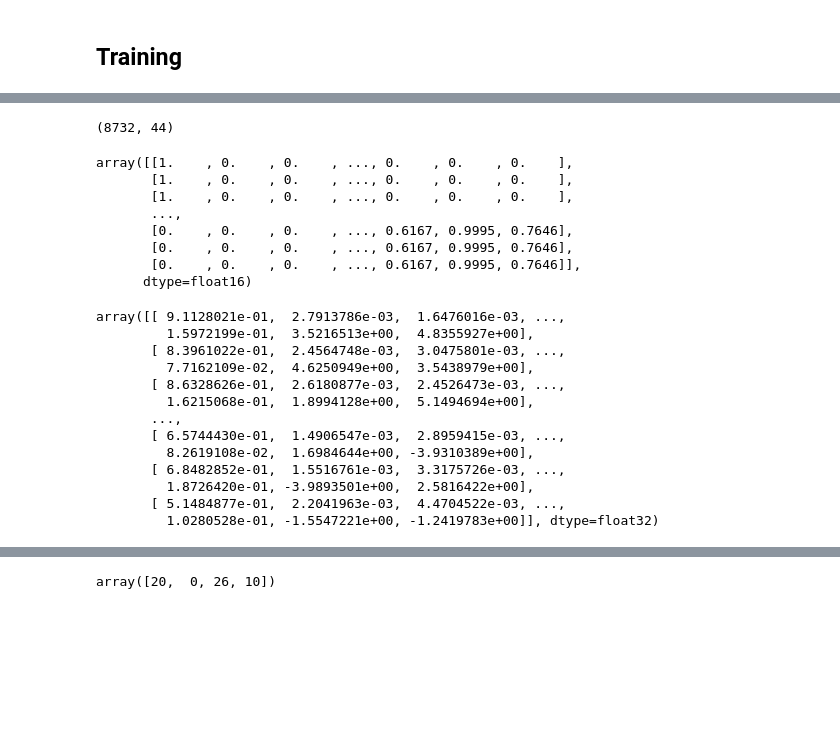
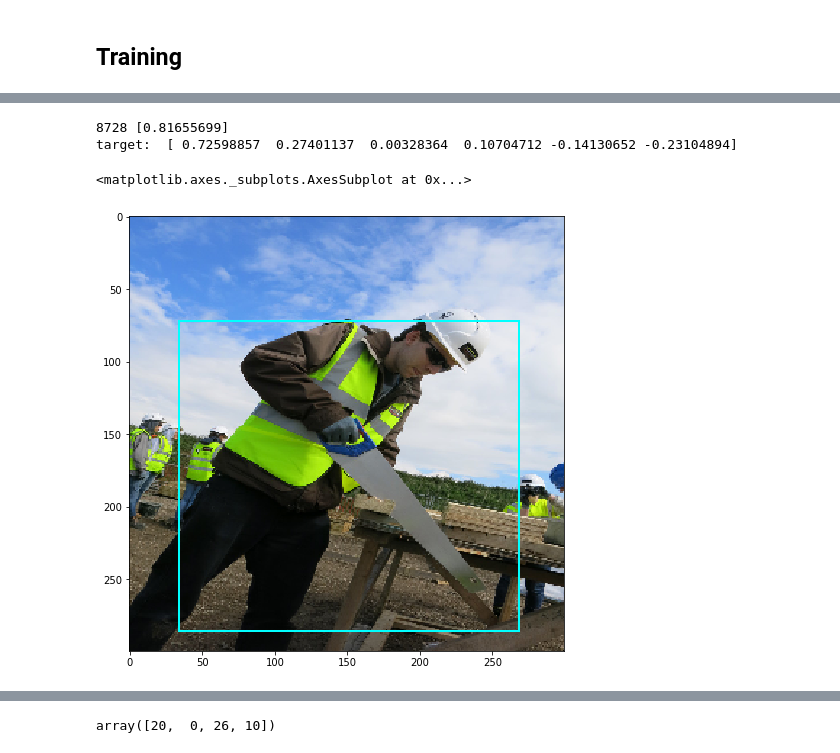
Before and after one commit to BAlmeidaS/capstone-udacity-mle, a Jupyter notebook: project/notebooks/modeling-exploration.ipynb, the cells around one changed output, grey strips where cells are left out. Saved outputs shown, nothing was run; the diff lists cells and outputs as text; code cells hidden in the pictures; blank space fills up the shorter version.

Commit message:
more exploration in modeling notebook

```diff
--- a/project/notebooks/modeling-exploration.ipynb
+++ b/project/notebooks/modeling-exploration.ipynb
@@ -171,0 +166,7 @@ ________________________________________________________________________________
+# %%
+model = ssd_model_300_xception()
+
+display(model.summary())
+
+model.load_weights(os.path.abspath(content.DATAPATH)
+                   + '/simplesloss-clothing-weights300vgg16.h5')
@@ -172,7 +192,5 @@ ________________________________________________________________________________
 # %% [markdown]
 ## Training
-# %%
-model.load_weights(os.path.abspath(content.DATAPATH) + '/full-weights300vgg16.h5')
 # %%
 image.array_to_img(img)
 # %% [output]
@@ -198,33 +198,34 @@ array([[ 9.1128021e-01,  2.7913786e-03,  1.6476016e-03, ...,
-# %%
-for i, r in enumerate(pred):
-    if r[0] < 0.7:
-        print(i)
-# %% [output]
-(8732, 44)
-# %%
-target
-# %% [output]
-array([[1.    , 0.    , 0.    , ..., 0.    , 0.    , 0.    ],
-       [1.    , 0.    , 0.    , ..., 0.    , 0.    , 0.    ],
-       [1.    , 0.    , 0.    , ..., 0.    , 0.    , 0.    ],
-       ...,
-       [0.    , 0.    , 0.    , ..., 0.6167, 0.9995, 0.7646],
-       [0.    , 0.    , 0.    , ..., 0.6167, 0.9995, 0.7646],
-       [0.    , 0.    , 0.    , ..., 0.6167, 0.9995, 0.7646]],
-      dtype=float16)
-# %%
-pred
-# %% [output]
-array([[ 9.1128021e-01,  2.7913786e-03,  1.6476016e-03, ...,
-         1.5972199e-01,  3.5216513e+00,  4.8355927e+00],
-       [ 8.3961022e-01,  2.4564748e-03,  3.0475801e-03, ...,
-         7.7162109e-02,  4.6250949e+00,  3.5438979e+00],
-       [ 8.6328626e-01,  2.6180877e-03,  2.4526473e-03, ...,
-         1.6215068e-01,  1.8994128e+00,  5.1494694e+00],
-       ...,
-       [ 6.5744430e-01,  1.4906547e-03,  2.8959415e-03, ...,
-         8.2619108e-02,  1.6984644e+00, -3.9310389e+00],
-       [ 6.8482852e-01,  1.5516761e-03,  3.3175726e-03, ...,
-         1.8726420e-01, -3.9893501e+00,  2.5816422e+00],
-       [ 5.1484877e-01,  2.2041963e-03,  4.4704522e-03, ...,
-         1.0280528e-01, -1.5547221e+00, -1.2419783e+00]], dtype=float32)
+# %%
+norm_img = da.normalize(img)
+pred = model.predict(np.expand_dims(norm_img, axis=0))[0]
+
+best = []
+
+for num in range(8732):
+    target[num][-4:]
+    pred[:, -4:][num]
+
+    pred_trans = transf(pred[:, -4:][num],
+                        BBOX_REF.references.iloc[num].values)
+
+    i = iou.iou(target[num][-4:], np.array(pred_trans))
+
+    if i > 0:
+        print(num, i)
+        best.append((num, pred_trans))
+
+for num, _ in best:
+    print("target: ", pred[num])
+# %% [output]
+8728 [0.81655699]
+target:  [ 0.72598857  0.27401137  0.00328364  0.10704712 -0.14130652 -0.23104894]
+# %%
+img_jpg = image.array_to_img(img)
+
+plt.figure(figsize=(12,8))
+plt.imshow(img_jpg)
+
+visuals.draw_bbox(img_jpg, best[0][1])
+# %% [output]
+<matplotlib.axes._subplots.AxesSubplot at 0x...>
+[figure, added]
```
Also changed, not shown: parts of 14 cells of this notebook.
